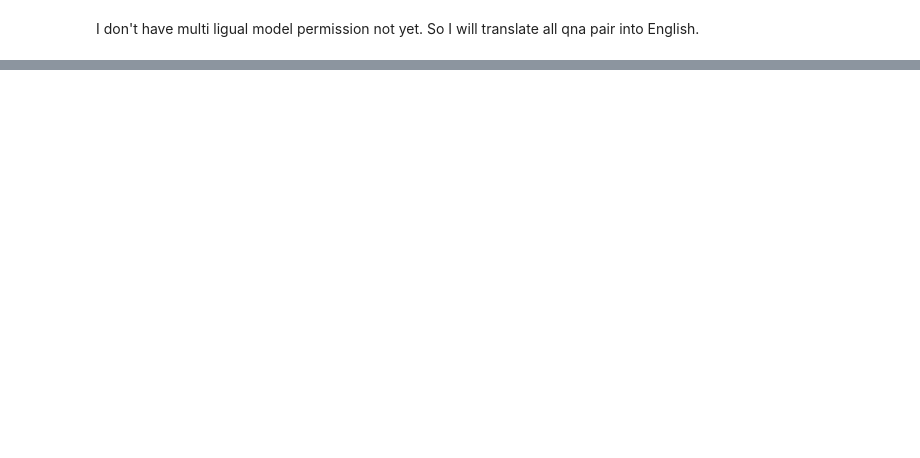
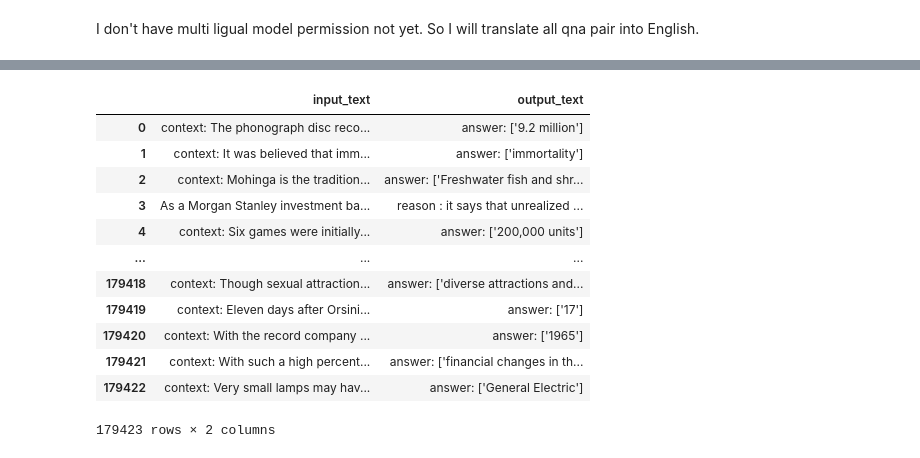
Before and after one commit to kpyopark/palm2_finetuning, a Jupyter notebook: src/fine_tuning_pipe.ipynb, the cells around one changed output, grey strips where cells are left out. Drawn from its saved outputs; the diff is of its cells as text; code cells hidden in the pictures; blank space fills up the shorter version.

Commit message:
Add statistic table.

```diff
--- a/src/fine_tuning_pipe.ipynb
+++ b/src/fine_tuning_pipe.ipynb
@@ -545,0 +586,29 @@ But in the witepaper(https://arxiv.org/pdf/2101.00190.pdf), they used the follow
+# %%
+import jsonlines
+import pandas as pd
+
+
+total_training_set = []
+
+# Open the JSONL file
+with jsonlines.open(trainingset_file_path) as reader:
+    for json_obj in reader:
+        total_training_set.append(json_obj)
+
+df_trainingset = pd.DataFrame.from_records(total_training_set)
+# %%
+df_trainingset
+# %% [output]
+|  | input_text | output_text |
+| 0 | context: The phonograph disc reco... | answer: ['9.2 million'] |
+| 1 | context: It was believed that imm... | answer: ['immortality'] |
+| 2 | context: Mohinga is the tradition... | answer: ['Freshwater fish and shr... |
+| 3 | As a Morgan Stanley investment ba... | reason : it says that unrealized ... |
+| 4 | context: Six games were initially... | answer: ['200,000 units'] |
+| ... | ... | ... |
+| 179418 | context: Though sexual attraction... | answer: ['diverse attractions and... |
+| 179419 | context: Eleven days after Orsini... | answer: ['17'] |
+| 179420 | context: With the record company ... | answer: ['1965'] |
+| 179421 | context: With such a high percent... | answer: ['financial changes in th... |
+| 179422 | context: Very small lamps may hav... | answer: ['General Electric'] |
+179423 rows × 2 columns
```
Also changed, not shown: parts of 50 cells of this notebook, 1 other file.
